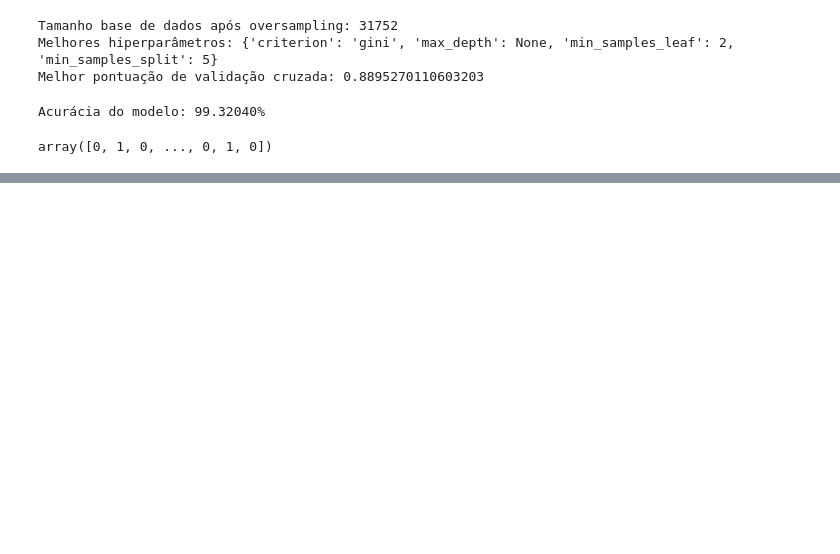
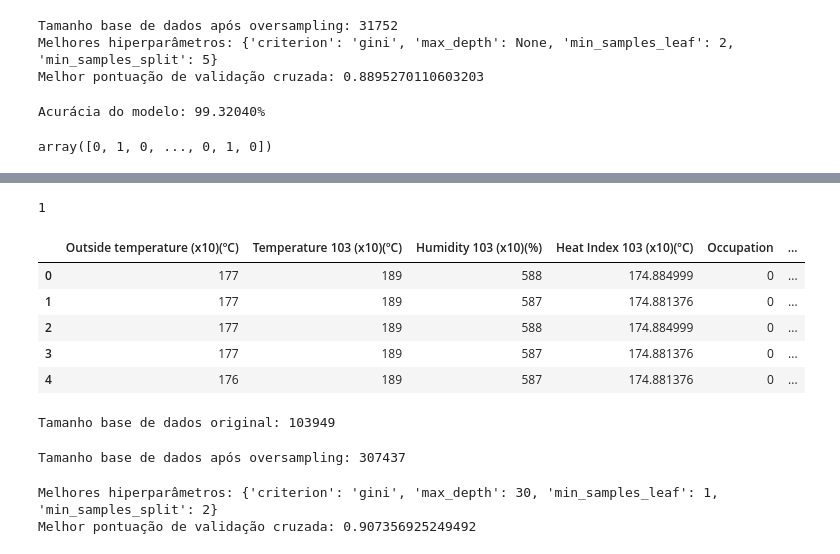
Before and after one commit to rafaeldpsilva/ac-optimization-bruno, a Jupyter notebook: GECAD103 - Arvore de DecisÃ£o - COM Oversampling (Grid Search).ipynb, the cells around one changed output, grey strips where cells are left out. Cells and saved outputs as stored; diff of their text form; code cells hidden in the pictures; blank space fills up the shorter version.

```diff
--- a/GECAD103 - Arvore de DecisÃ£o - COM Oversampling (Grid Search).ipynb
+++ b/GECAD103 - Arvore de DecisÃ£o - COM Oversampling (Grid Search).ipynb
@@ -150,9 +161,24 @@ with open(model_filename, 'wb') as model_file:
+# %%
+#Avaliação do modelo
+y_pred = best_clf.predict([[253, 293, df.iloc[0]['Humidity (%)'], -123, 1]])
+y_pred[0]
+# %% [output]
+1
 # %%
 #Carregar dados
-data_set = pd.read_excel('C:\\Users\\Bruno Ribeiro\\Desktop\\tese\\Bases de dados\\Sala 103\\Base_dados_103_clean.xlsx')
+data_set = pd.read_excel('Base_dados_103_clean.xlsx')
 data_set.head()
+# %% [output]
+|  | Outside temperature (x10)(ºC) | Temperature 103 (x10)(ºC) | Humidity 103 (x10)(%) | Heat Index 103 (x10)(ºC) | Occupation | ... |
+| 0 | 177 | 189 | 588 | 174.884999 | 0 | ... |
+| 1 | 177 | 189 | 587 | 174.881376 | 0 | ... |
+| 2 | 177 | 189 | 588 | 174.884999 | 0 | ... |
+| 3 | 177 | 189 | 587 | 174.881376 | 0 | ... |
+| 4 | 176 | 189 | 587 | 174.881376 | 0 | ... |
 # %%
 print("Tamanho base de dados original:", len(data_set))
+# %% [output]
+Tamanho base de dados original: 103949
 # %%
 #Oversampling
 X = data_set[['Outside temperature (x10)(ºC)', 'Temperature 103 (x10)(ºC)', 'Humidity 103 (x10)(%)', 'Heat Index 103 (x10)(ºC)', 'Occupation ']]
@@ -162,6 +188,8 @@ X_resampled, y_resampled = smote.fit_resample(X, y)
 # %%
 #Tamanho base de dados após oversampling
 print("Tamanho base de dados após oversampling:", len(X_resampled))
+# %% [output]
+Tamanho base de dados após oversampling: 307437
 # %%
 #Divisão dados treino + teste
 X_train, X_test, y_train, y_test = train_test_split(X_resampled, y_resampled, test_size=0.19, random_state=42)
@@ -184,6 +212,9 @@ grid_search.fit(X_resampled, y_resampled)
 
 print("Melhores hiperparâmetros:", grid_search.best_params_)
 print("Melhor pontuação de validação cruzada:", grid_search.best_score_)
+# %% [output]
+Melhores hiperparâmetros: {'criterion': 'gini', 'max_depth': 30, 'min_samples_leaf': 1, 'min_samples_split': 2}
+Melhor pontuação de validação cruzada: 0.907356925249492
 # %%
 #Treinar modelo
 
```
Also changed, not shown: parts of 10 cells of this notebook, 2 other files.
